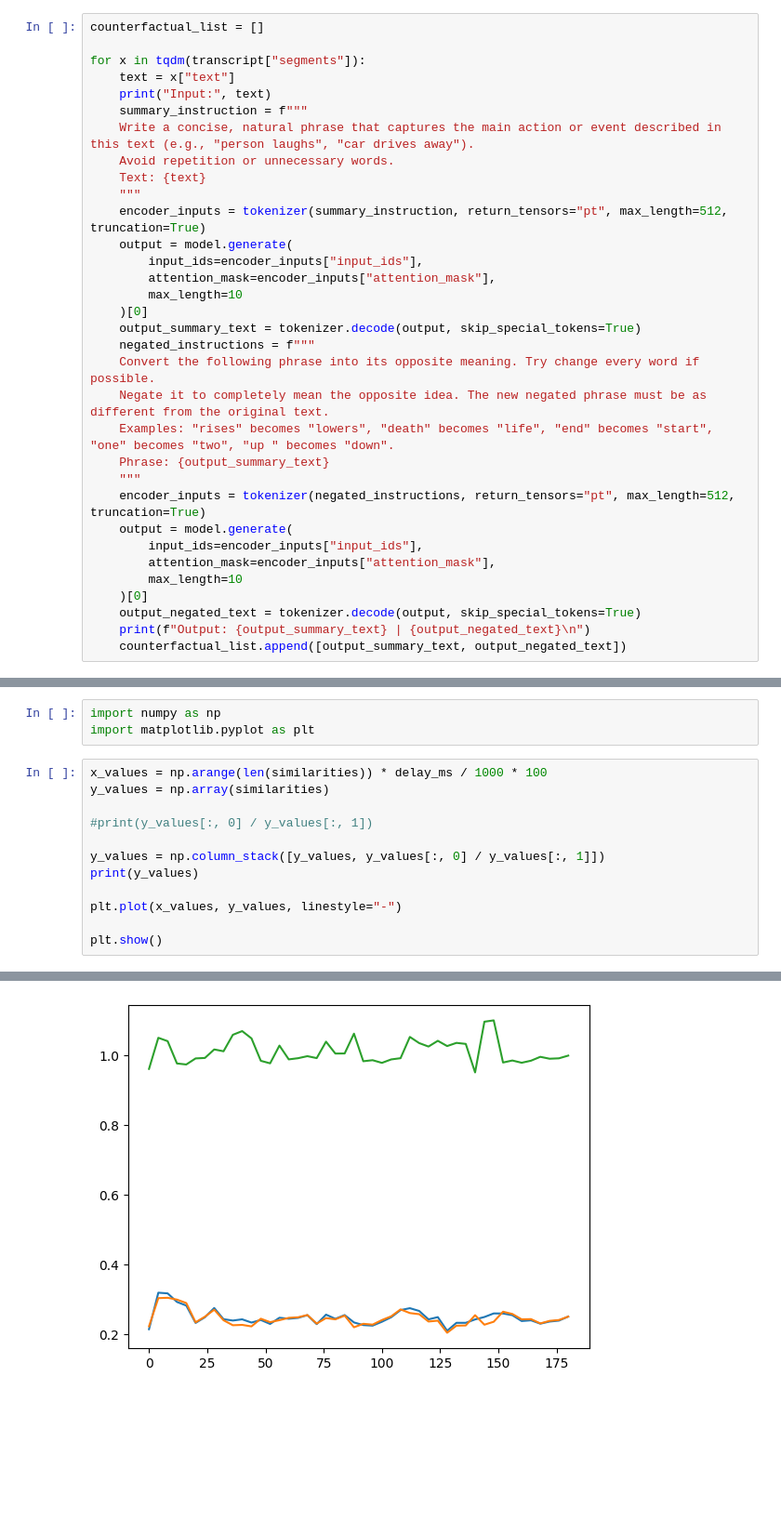
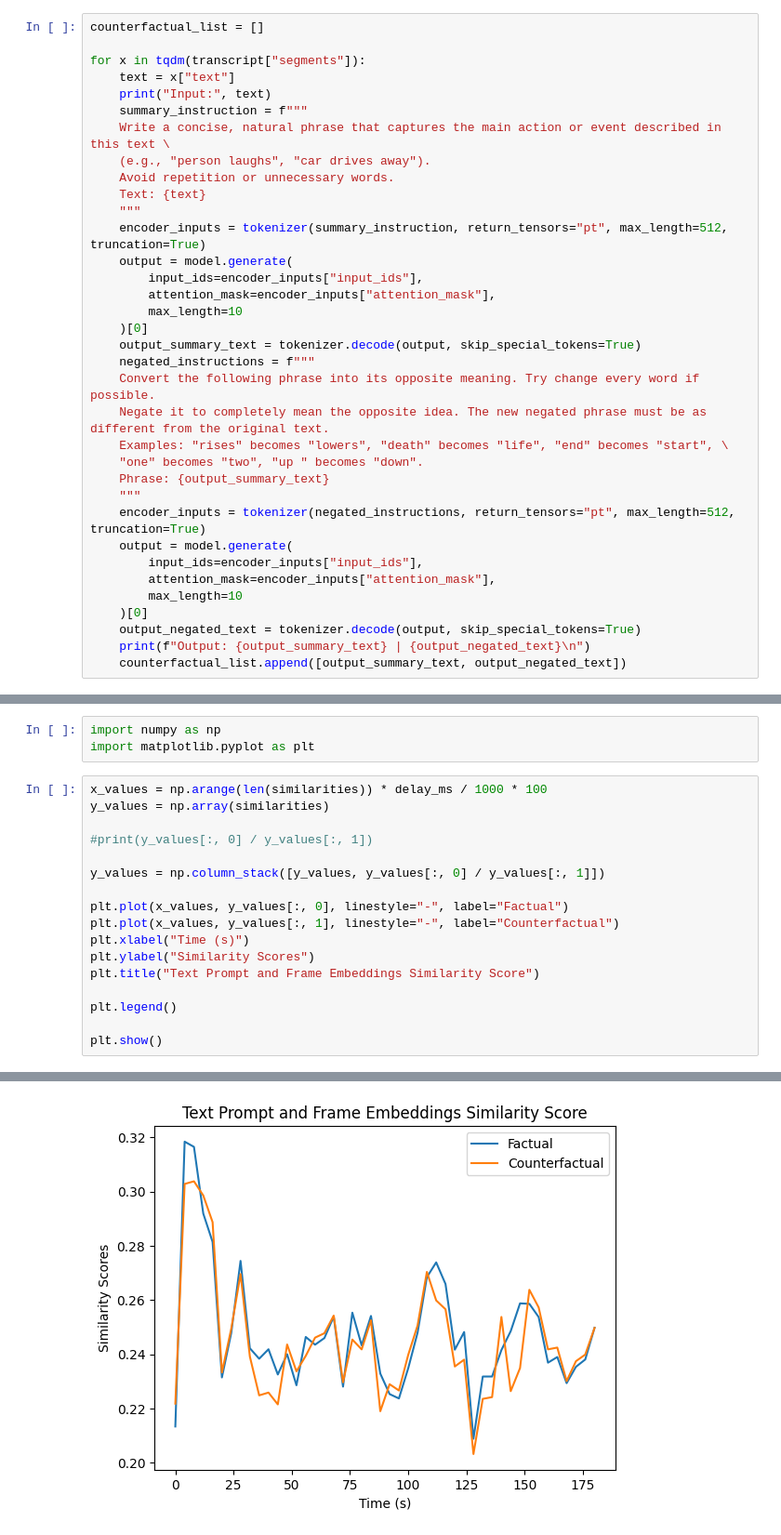
Before and after one commit to adititiwari19/Counterfactual-World-Models-in-Video, a Jupyter notebook: Abhay/starter_experiments/counterfactual.ipynb, the cells around one changed output, grey strips where cells are left out. Shown: that part at 93% size. Cells and saved outputs as stored; diff of their text form; blank space fills up the shorter version.

```diff
--- a/Abhay/starter_experiments/counterfactual.ipynb
+++ b/Abhay/starter_experiments/counterfactual.ipynb
@@ -96,7 +103,8 @@ for x in tqdm(transcript["segments"]):
     text = x["text"]
     print("Input:", text)
     summary_instruction = f"""
-    Write a concise, natural phrase that captures the main action or event described in this text (e.g., "person laughs", "car drives away").
+    Write a concise, natural phrase that captures the main action or event described in this text \
+    (e.g., "person laughs", "car drives away").
     Avoid repetition or unnecessary words.
     Text: {text}
     """
@@ -110,7 +118,8 @@ for x in tqdm(transcript["segments"]):
     negated_instructions = f"""
     Convert the following phrase into its opposite meaning. Try change every word if possible.
     Negate it to completely mean the opposite idea. The new negated phrase must be as different from the original text.
-    Examples: "rises" becomes "lowers", "death" becomes "life", "end" becomes "start", "one" becomes "two", "up " becomes "down".
+    Examples: "rises" becomes "lowers", "death" becomes "life", "end" becomes "start", \
+    "one" becomes "two", "up " becomes "down".
     Phrase: {output_summary_text}
     """
     encoder_inputs = tokenizer(negated_instructions, return_tensors="pt", max_length=512, truncation=True)
@@ -233,9 +242,14 @@ y_values = np.array(similarities)
 #print(y_values[:, 0] / y_values[:, 1])
 
 y_values = np.column_stack([y_values, y_values[:, 0] / y_values[:, 1]])
-print(y_values)
 
-plt.plot(x_values, y_values, linestyle="-")
+plt.plot(x_values, y_values[:, 0], linestyle="-", label="Factual")
+plt.plot(x_values, y_values[:, 1], linestyle="-", label="Counterfactual")
+plt.xlabel("Time (s)")
+plt.ylabel("Similarity Scores")
+plt.title("Text Prompt and Frame Embeddings Similarity Score")
+
+plt.legend()
 
 plt.show()
 # %% [output]
@@ -259 +256 @@ plt.show()
-[figure, old version]
+[figure, new version]
```
Also changed, not shown: parts of 3 cells of this notebook, 1 other file.
